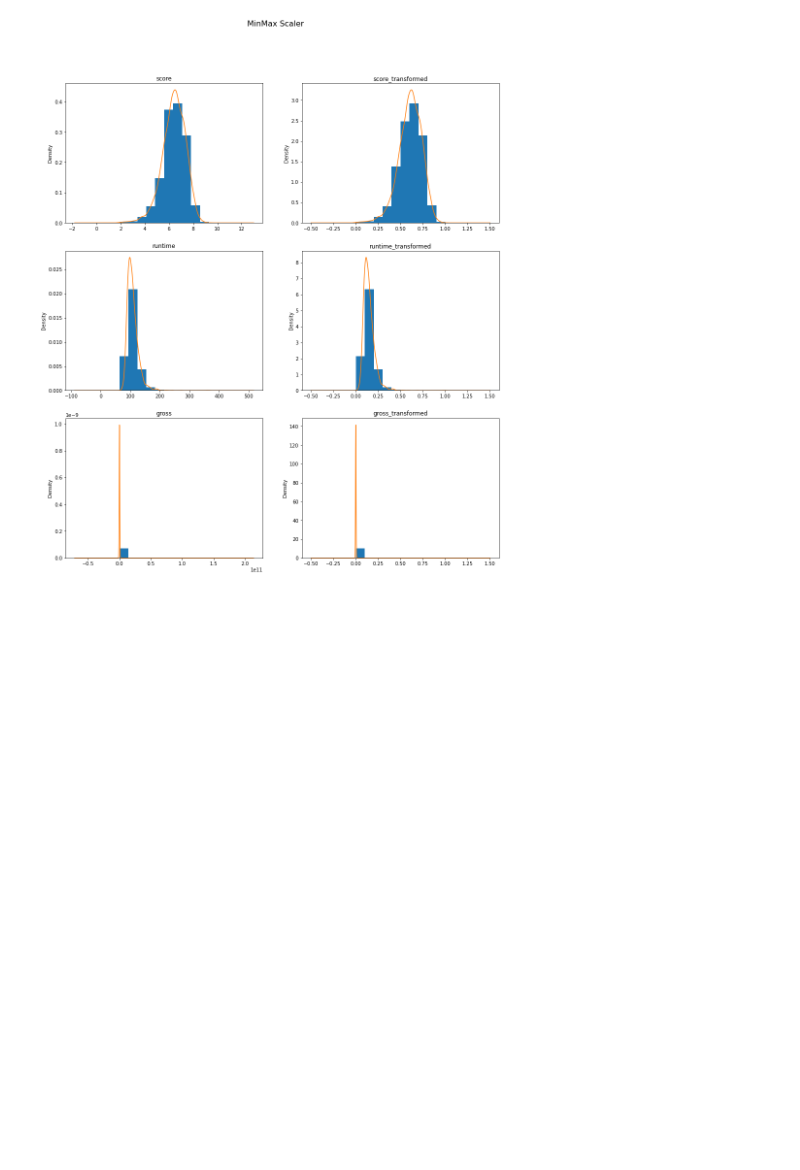
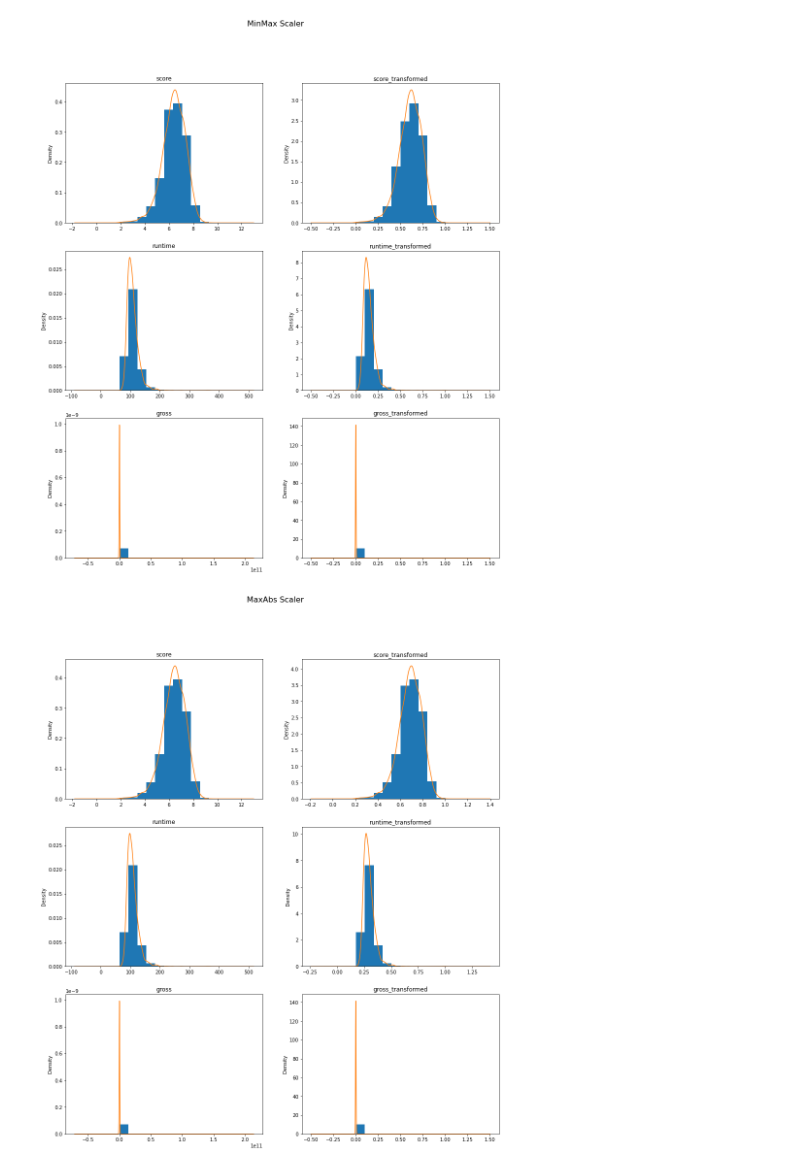
Before and after one commit to dchicasduena/COMP3400_Project, a Jupyter notebook: Project2.ipynb, the cells around one changed output. Drawn from its saved outputs; the diff is of its cells as text; code cells hidden in the pictures; blank space fills up the shorter version.

Commit message:
All the normalizer plots plotted, will comment on them later

```diff
--- a/Project2.ipynb
+++ b/Project2.ipynb
@@ -99,3 +103,11 @@ min_max_tdf = pd.DataFrame(min_max_tdf, index=ndf.index, columns=ndf.columns)
 density_plots(ndf, val_cols_names, min_max_tdf, 'MinMax Scaler')
 # %% [output]
 [figure]
+# %%
+scaler = MaxAbsScaler()
+maxabs_tdf = scaler.fit_transform(ndf)
+maxabs_tdf = pd.DataFrame(maxabs_tdf, index=ndf.index, columns=ndf.columns)
+
+density_plots(ndf, val_cols_names, maxabs_tdf, 'MaxAbs Scaler')
+# %% [output]
+[figure, added]
```
Also changed, not shown: parts of 5 cells of this notebook.
